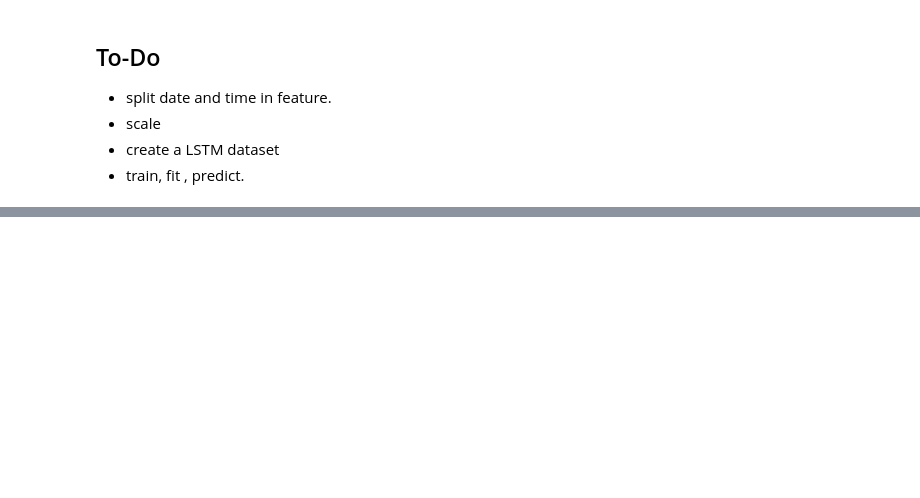
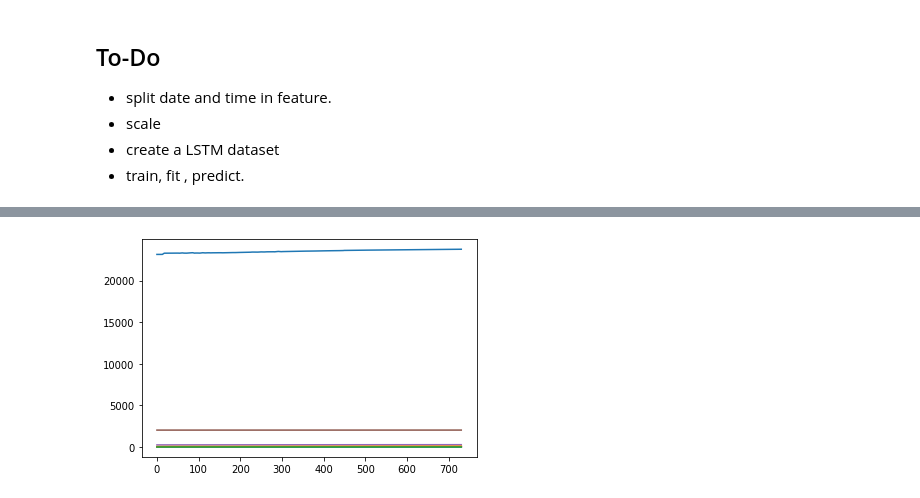
Before and after one commit to YashRevannavar/Auto-ML-On-De-Pollution, a Jupyter notebook: script/ml04.ipynb, the cells around one changed output, grey strips where cells are left out. Saved outputs shown, nothing was run; the diff lists cells and outputs as text; code cells hidden in the pictures; blank space fills up the shorter version.

```diff
--- a/script/ml04.ipynb
+++ b/script/ml04.ipynb
@@ -28,0 +151,7 @@ df_scaled = scaler.transform(df)
+# %%
+plt.plot(realPrediction,label='real-prediction')
+# plt.plot(readlTestY,label='real-testY')
+plt.led
+plt.show()
+# %% [output]
+[figure, added]
```
Also changed, not shown: parts of 25 cells of this notebook, 1 other file.
